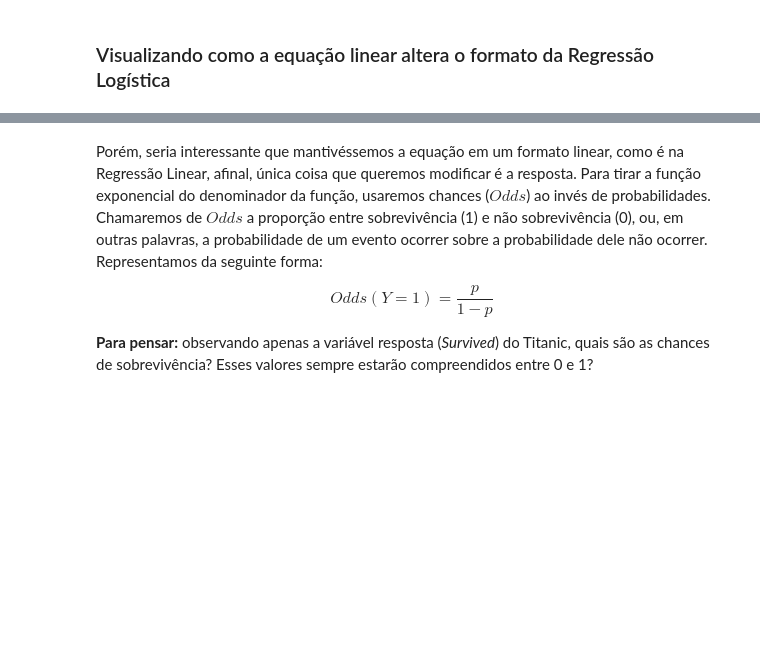
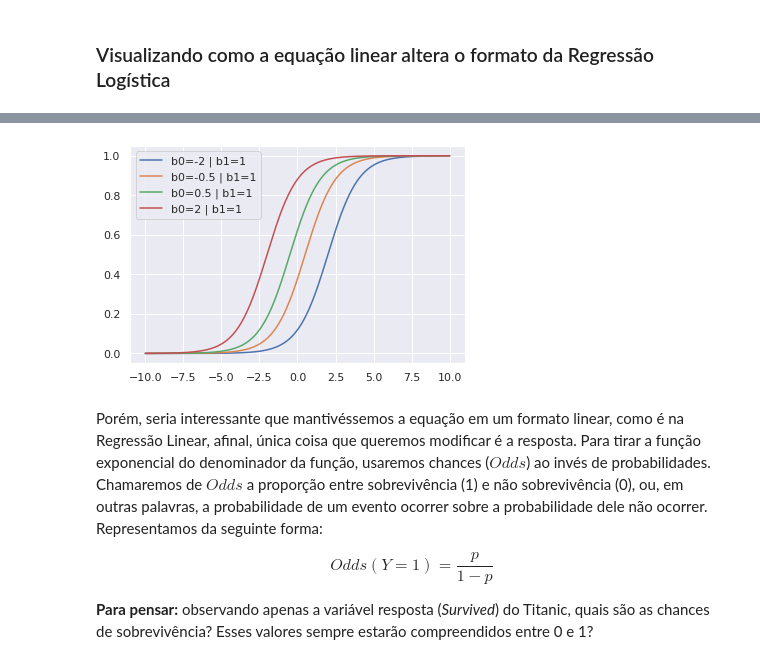
Before and after one commit to walisson-silva-ada/827-data-science, a Jupyter notebook: 03. Regressão Logística/3.1. Regressão Logística.ipynb, the cells around one changed output, grey strips where cells are left out. Drawn from its saved outputs; the diff is of its cells as text; code cells hidden in the pictures; blank space fills up the shorter version.

```diff
--- a/03. Regressão Logística/3.1. Regressão Logística.ipynb
+++ b/03. Regressão Logística/3.1. Regressão Logística.ipynb
@@ -217,3 +232,18 @@ plt.show()
+# %%
+x = np.linspace(-10, 10, 1000)
+
+b1 = 1
+b0_list = [-2, -0.5, 0.5, 2]
+
+for b0 in b0_list:
+  y = sigmoid(regressao_linear(x, b0, b1))
+
+  plt.plot(x, y, label=f"b0={b0} | b1={b1}")
+  plt.legend()
+
+plt.show()
+# %% [output]
+[figure, added]
 # %% [markdown]
 Porém, seria interessante que mantivéssemos a equação em um formato linear, como é na Regressão Linear, afinal, única coisa que queremos modificar é a resposta. Para tirar a função exponencial do denominador da função, usaremos chances ($Odds$) ao invés de probabilidades. Chamaremos de $Odds$ a proporção entre sobrevivência (1) e não sobrevivência (0), ou, em outras palavras, a probabilidade de um evento ocorrer sobre a probabilidade dele não ocorrer. Representamos da seguinte forma:
 
```
Also changed, not shown: parts of 5 cells of this notebook.
